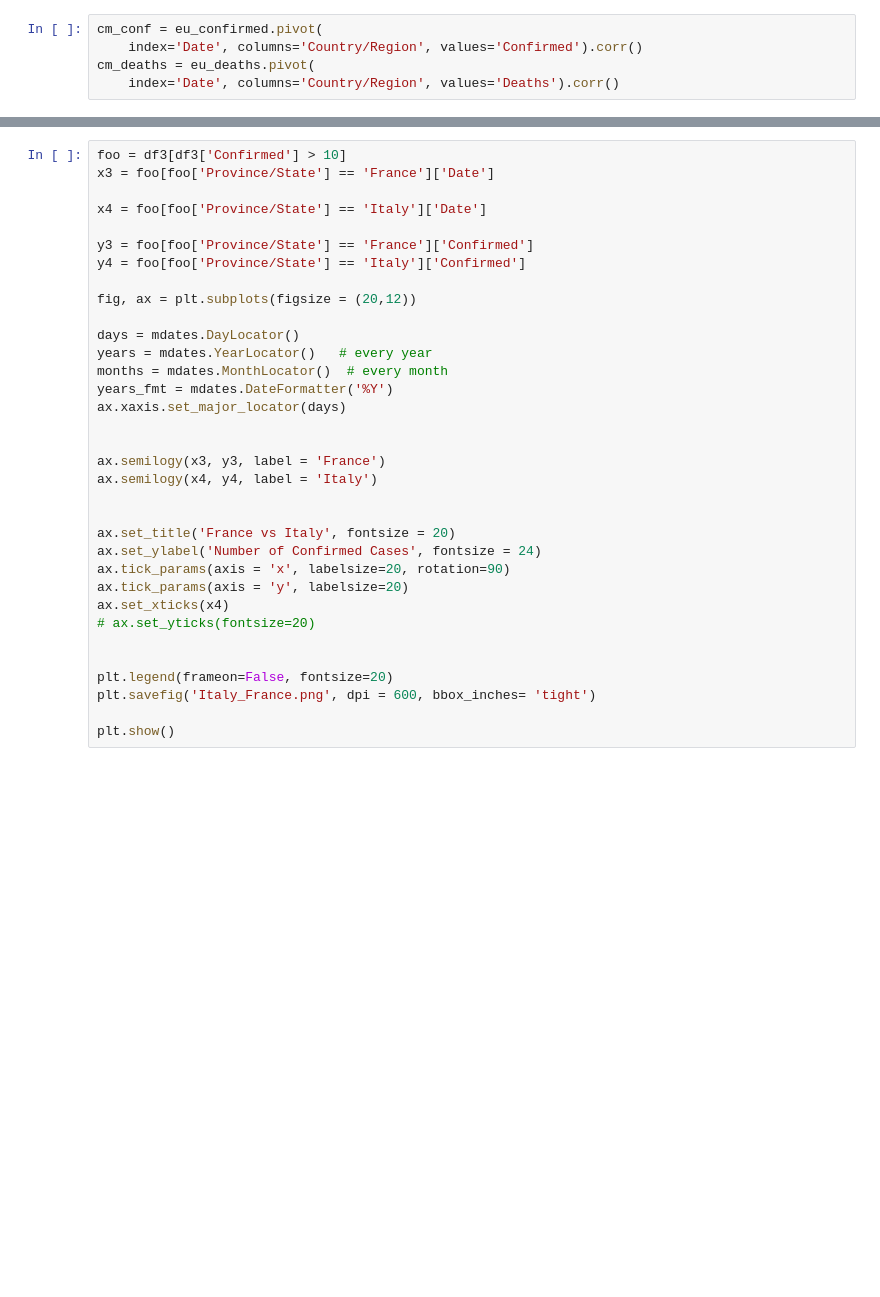
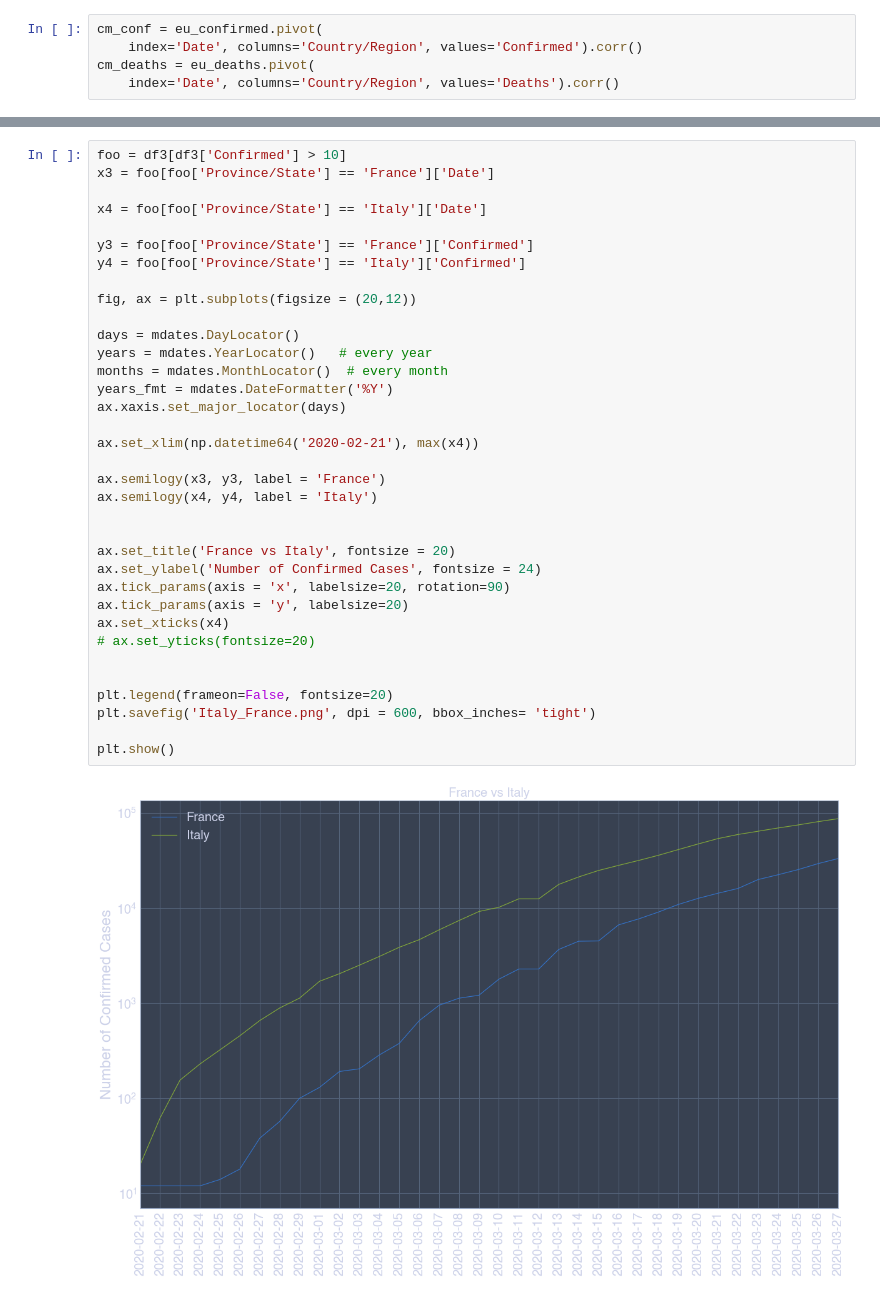
Before and after one commit to alex-rpd/nCoV2019, a Jupyter notebook: nCoV analysis.ipynb, the cells around one changed output, grey strips where cells are left out. Saved outputs shown, nothing was run; the diff lists cells and outputs as text; blank space fills up the shorter version.

Commit message:
modified xlims for the plots, new data

```diff
--- a/nCoV analysis.ipynb
+++ b/nCoV analysis.ipynb
@@ -687,30 +726,33 @@ x3 = foo[foo['Province/State'] == 'France']['Date']
 x4 = foo[foo['Province/State'] == 'Italy']['Date']
 
 y3 = foo[foo['Province/State'] == 'France']['Confirmed']
 y4 = foo[foo['Province/State'] == 'Italy']['Confirmed']
 
 fig, ax = plt.subplots(figsize = (20,12))
 
 days = mdates.DayLocator()
 years = mdates.YearLocator()   # every year
 months = mdates.MonthLocator()  # every month
 years_fmt = mdates.DateFormatter('%Y')
 ax.xaxis.set_major_locator(days)
 
+ax.set_xlim(np.datetime64('2020-02-21'), max(x4))
 
 ax.semilogy(x3, y3, label = 'France')
 ax.semilogy(x4, y4, label = 'Italy')
 
 
 ax.set_title('France vs Italy', fontsize = 20)
 ax.set_ylabel('Number of Confirmed Cases', fontsize = 24)
 ax.tick_params(axis = 'x', labelsize=20, rotation=90)
 ax.tick_params(axis = 'y', labelsize=20)
 ax.set_xticks(x4)
 # ax.set_yticks(fontsize=20)
 
 
 plt.legend(frameon=False, fontsize=20)
 plt.savefig('Italy_France.png', dpi = 600, bbox_inches= 'tight')
 
 plt.show()
+# %% [output]
+[figure, added]
```
Also changed, not shown: parts of 34 cells of this notebook, 11 other files.
